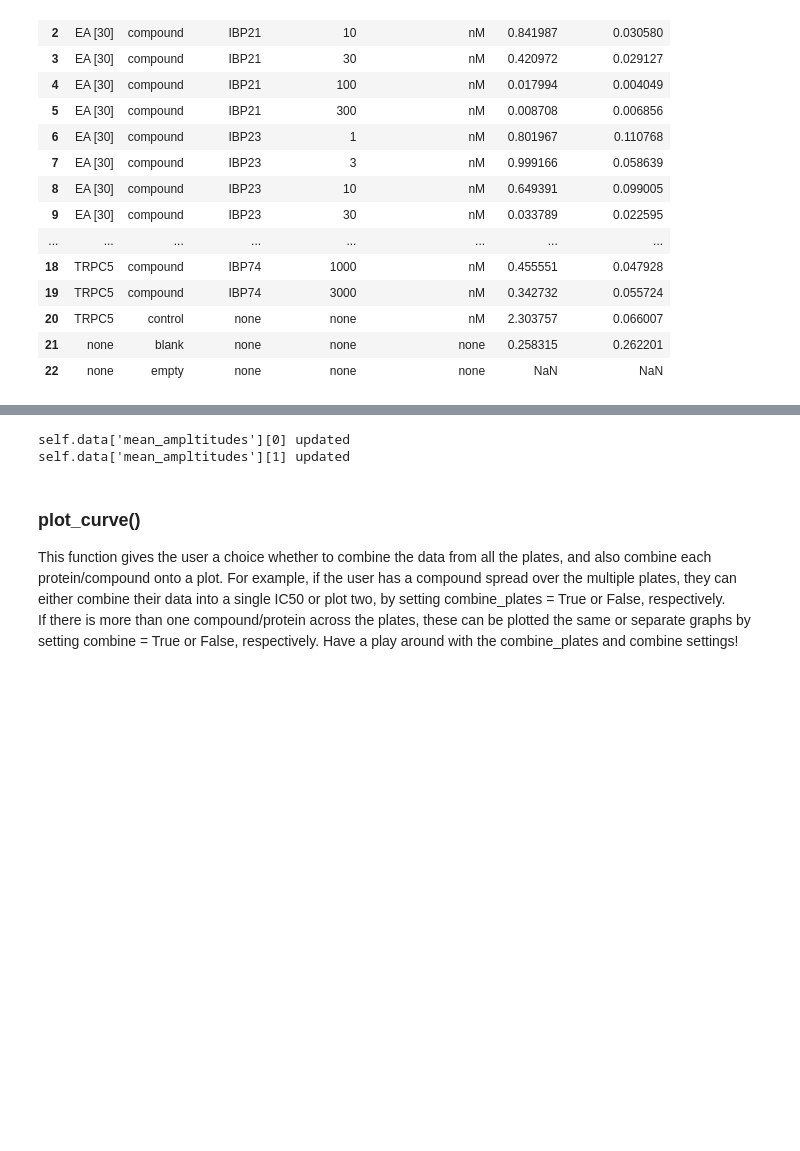
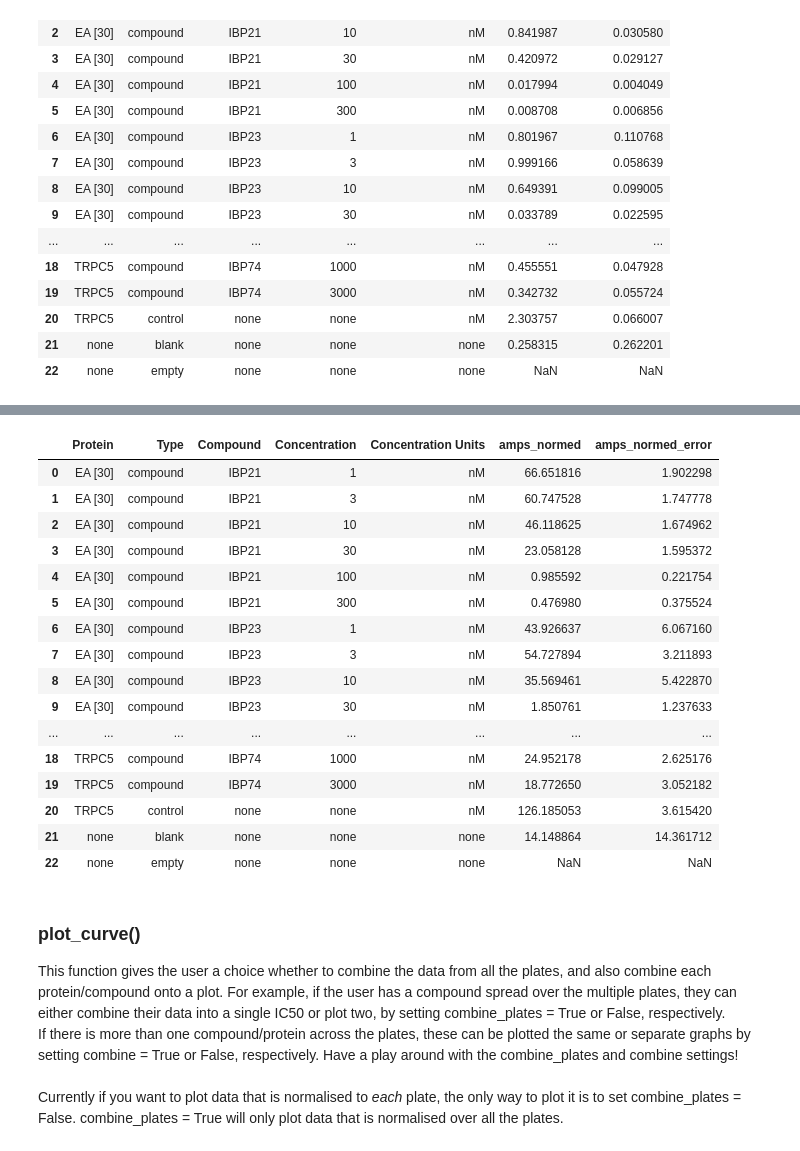
Before and after one commit to lawrencecollins/Ca-Flex-Analysis, a Jupyter notebook: Calcium Flex Analysis Demo Notebook.ipynb, the cells around one changed output, grey strips where cells are left out. Cells and saved outputs as stored; diff of their text form; code cells hidden in the pictures; blank space fills up the shorter version.

Commit message:
DEMO UPDATE
Now includes description of export functions.

```diff
--- a/Calcium Flex Analysis Demo Notebook.ipynb
+++ b/Calcium Flex Analysis Demo Notebook.ipynb
@@ -355,11 +393,27 @@ Plate 2 normalised
 # %%
-plates.mean_amplitude(use_normalised = True, combine = False)
+plates.mean_amplitude(use_normalised = True, combine = True)
 # %% [output]
-self.data['mean_ampltitudes'][0] updated
-self.data['mean_ampltitudes'][1] updated
+|  | Protein | Type | Compound | Concentration | Concentration Units | amps_normed | amps_normed_error |
+| 0 | EA [30] | compound | IBP21 | 1 | nM | 66.651816 | 1.902298 |
+| 1 | EA [30] | compound | IBP21 | 3 | nM | 60.747528 | 1.747778 |
+| 2 | EA [30] | compound | IBP21 | 10 | nM | 46.118625 | 1.674962 |
+| 3 | EA [30] | compound | IBP21 | 30 | nM | 23.058128 | 1.595372 |
+| 4 | EA [30] | compound | IBP21 | 100 | nM | 0.985592 | 0.221754 |
+| 5 | EA [30] | compound | IBP21 | 300 | nM | 0.476980 | 0.375524 |
+| 6 | EA [30] | compound | IBP23 | 1 | nM | 43.926637 | 6.067160 |
+| 7 | EA [30] | compound | IBP23 | 3 | nM | 54.727894 | 3.211893 |
+| 8 | EA [30] | compound | IBP23 | 10 | nM | 35.569461 | 5.422870 |
+| 9 | EA [30] | compound | IBP23 | 30 | nM | 1.850761 | 1.237633 |
+| ... | ... | ... | ... | ... | ... | ... | ... |
+| 18 | TRPC5 | compound | IBP74 | 1000 | nM | 24.952178 | 2.625176 |
+| 19 | TRPC5 | compound | IBP74 | 3000 | nM | 18.772650 | 3.052182 |
+| 20 | TRPC5 | control | none | none | nM | 126.185053 | 3.615420 |
+| 21 | none | blank | none | none | none | 14.148864 | 14.361712 |
+| 22 | none | empty | none | none | none | NaN | NaN |
 # %% [markdown]
 ### plot_curve() ###
-This function gives the user a choice whether to combine the data from all the plates, and also combine each protein/compound onto a plot. For example, if the user has a compound spread over the multiple plates, they can either combine their data into a single IC50 or plot two, by setting combine_plates = True or False, respectively. <br>If there is more than one compound/protein across the plates, these can be plotted the same or separate graphs by setting combine = True or False, respectively. Have a play around with the combine_plates and combine settings!
+This function gives the user a choice whether to combine the data from all the plates, and also combine each protein/compound onto a plot. For example, if the user has a compound spread over the multiple plates, they can either combine their data into a single IC50 or plot two, by setting combine_plates = True or False, respectively. <br>If there is more than one compound/protein across the plates, these can be plotted the same or separate graphs by setting combine = True or False, respectively. Have a play around with the combine_plates and combine settings! <br><br>
+Currently if you want to plot data that is normalised to _each_ plate, the only way to plot it is to set combine_plates = False. combine_plates = True will only plot data that is normalised over all the plates.
 # %%
 plates.plot_curve('ic50', combine_plates = True, combine = True, use_normalised = True, activator = 'EA 30 nM')
 # %% [output]
```
Also changed, not shown: parts of 26 cells of this notebook.
